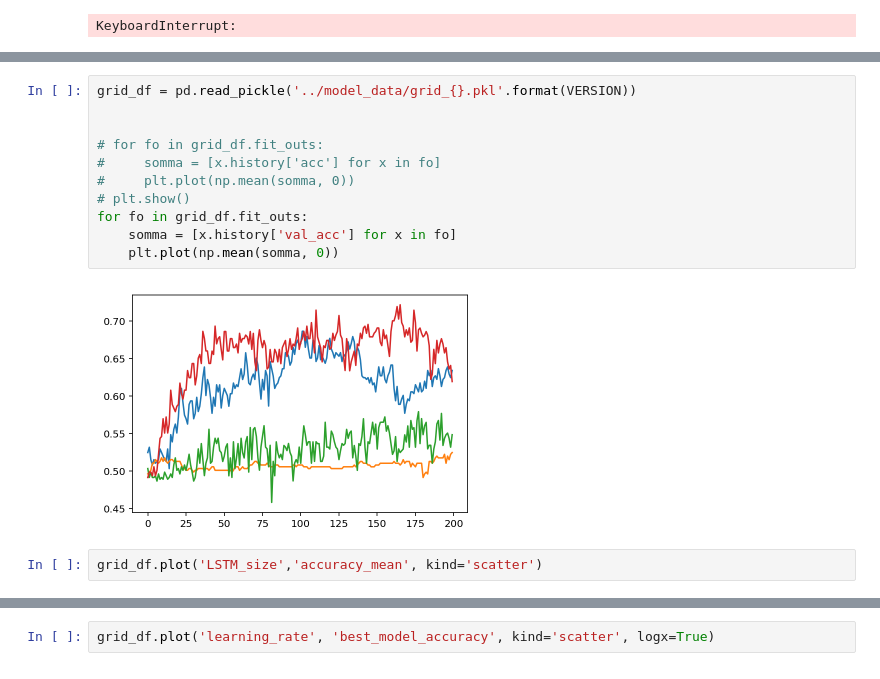
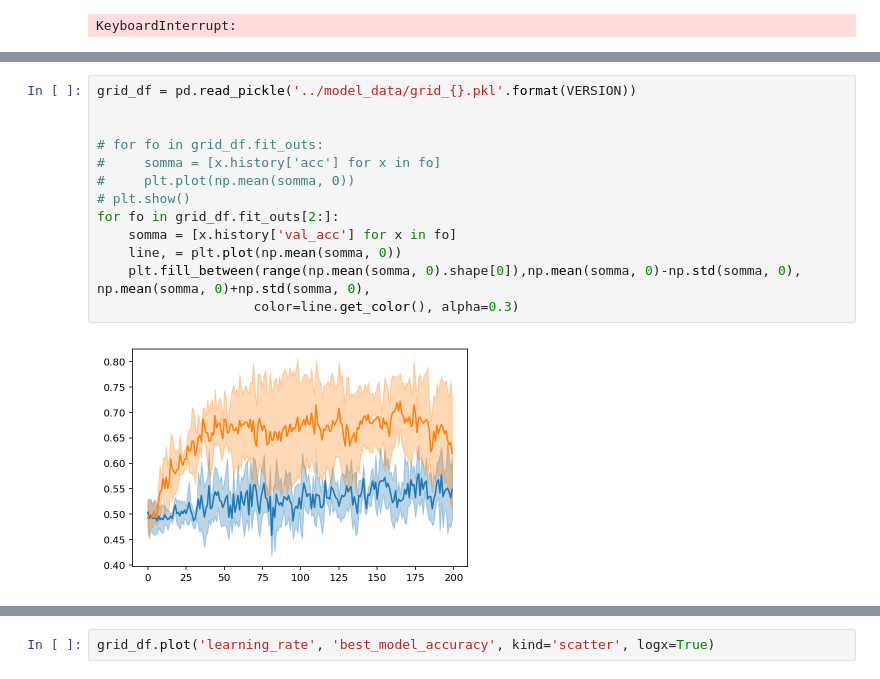
Before and after one commit to AndreaAmico/DeepMouse, a Jupyter notebook: training_models/keras_07.ipynb, the cells around one changed output, grey strips where cells are left out. Drawn from its saved outputs; the diff is of its cells as text.

```diff
--- a/training_models/keras_07.ipynb
+++ b/training_models/keras_07.ipynb
@@ -379,15 +384,15 @@ KeyboardInterrupt:
 # %%
 grid_df = pd.read_pickle('../model_data/grid_{}.pkl'.format(VERSION))
 
 
 # for fo in grid_df.fit_outs:
 #     somma = [x.history['acc'] for x in fo]
 #     plt.plot(np.mean(somma, 0))
 # plt.show()
-for fo in grid_df.fit_outs:
+for fo in grid_df.fit_outs[2:]:
     somma = [x.history['val_acc'] for x in fo]
-    plt.plot(np.mean(somma, 0))
+    line, = plt.plot(np.mean(somma, 0))
+    plt.fill_between(range(np.mean(somma, 0).shape[0]),np.mean(somma, 0)-np.std(somma, 0), np.mean(somma, 0)+np.std(somma, 0),
+                    color=line.get_color(), alpha=0.3)
 # %% [output]
-[figure, old version]
+[figure, new version]
-# %%
-grid_df.plot('LSTM_size','accuracy_mean', kind='scatter')
```
Also changed, not shown: parts of 13 cells of this notebook, 1 other file.
